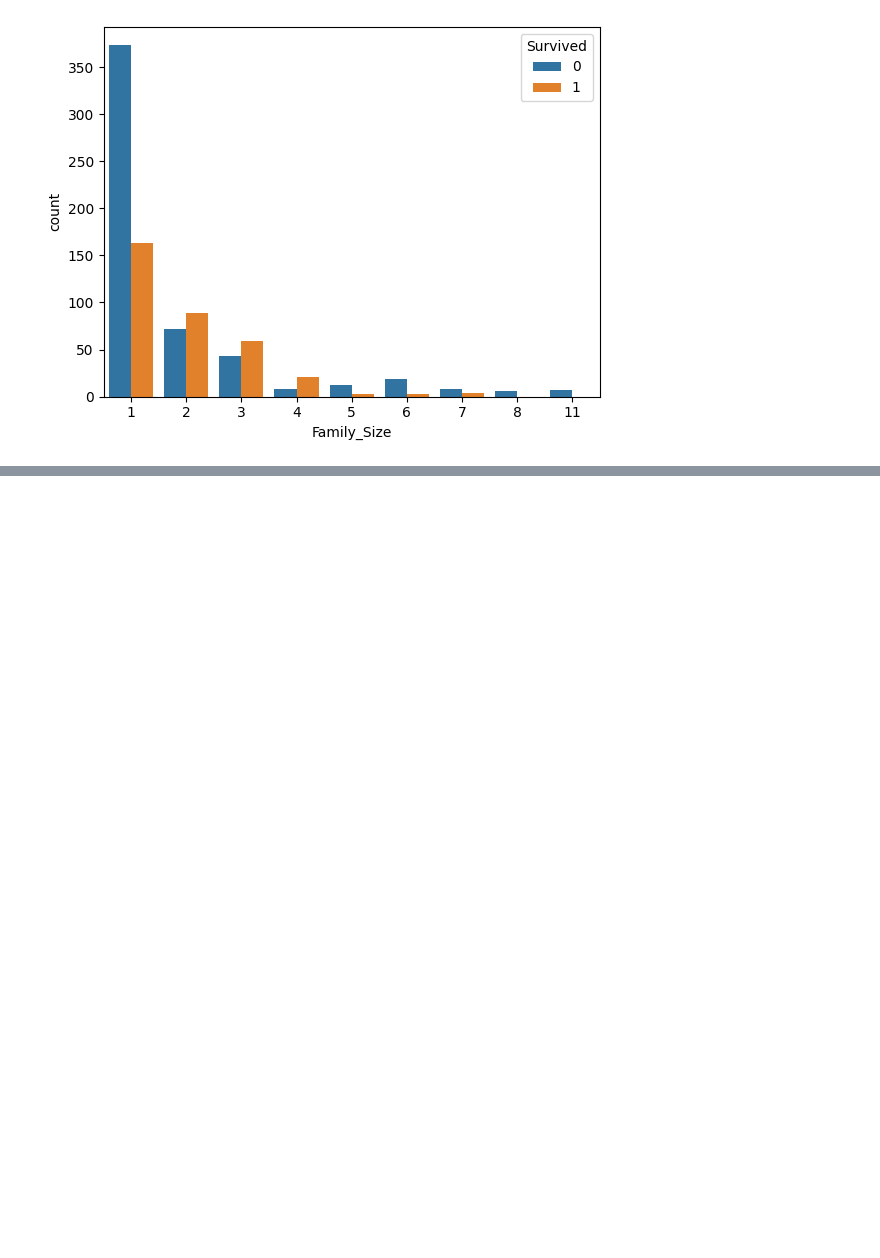
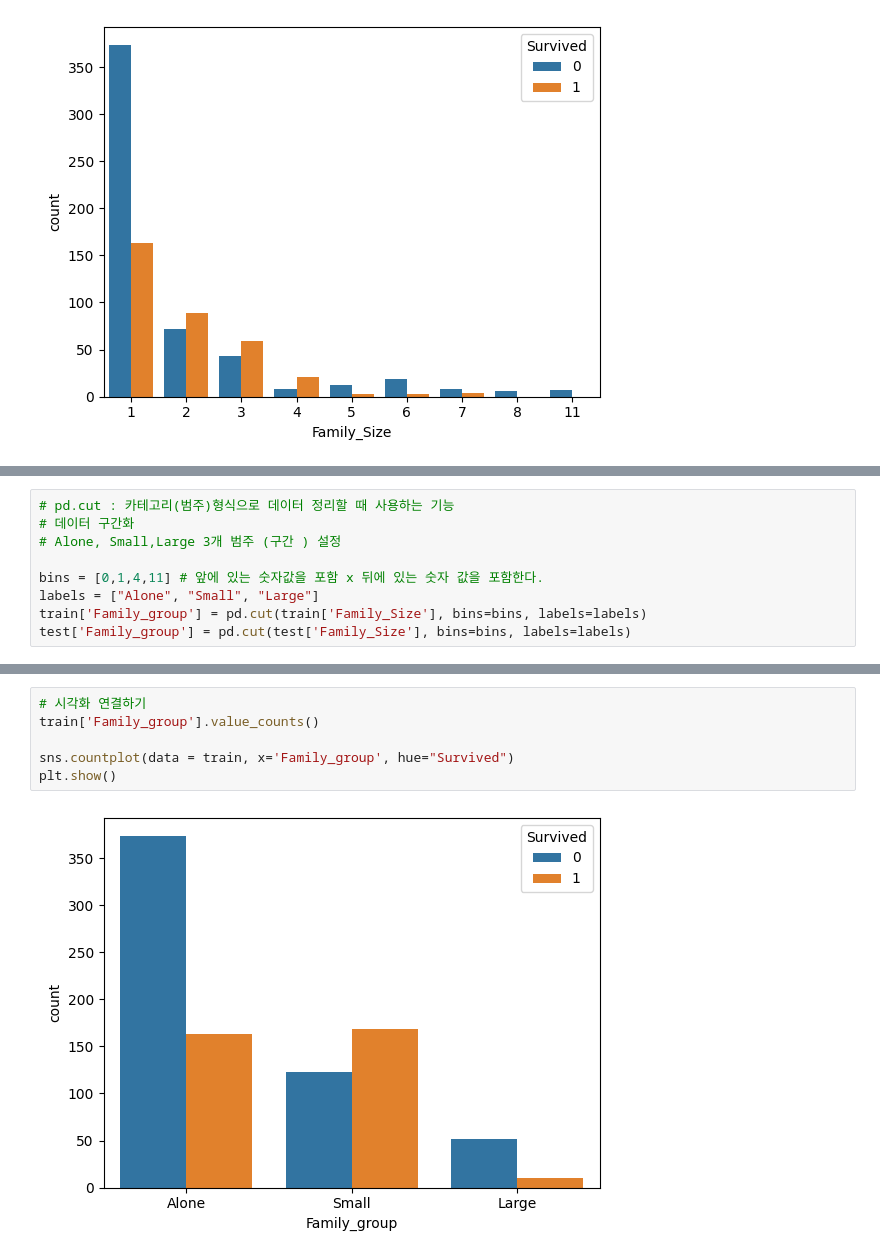
Before and after one commit to rlgus3351/Machine_Learning, a Jupyter notebook: 기초통계/ex06 titanic 생존자 예측 tree분류.ipynb, the cells around one changed output, grey strips where cells are left out. Saved outputs shown, nothing was run; the diff lists cells and outputs as text; blank space fills up the shorter version.

```diff
--- a/기초통계/ex06 titanic 생존자 예측 tree분류.ipynb
+++ b/기초통계/ex06 titanic 생존자 예측 tree분류.ipynb
@@ -588,0 +597,9 @@ plt.show()
+# %%
+# pd.cut : 카테고리(범주)형식으로 데이터 정리할 때 사용하는 기능
+# 데이터 구간화
+# Alone, Small,Large 3개 범주 (구간 ) 설정
+
+bins = [0,1,4,11] # 앞에 있는 숫자값을 포함 x 뒤에 있는 숫자 값을 포함한다.
+labels = ["Alone", "Small", "Large"]
+train['Family_group'] = pd.cut(train['Family_Size'], bins=bins, labels=labels)
+test['Family_group'] = pd.cut(test['Family_Size'], bins=bins, labels=labels)
@@ -588,0 +617,8 @@ plt.show()
+# %%
+# 시각화 연결하기
+train['Family_group'].value_counts()
+
+sns.countplot(data = train, x='Family_group', hue="Survived")
+plt.show()
+# %% [output]
+[figure, added]
```
Also changed, not shown: parts of 9 cells of this notebook.
